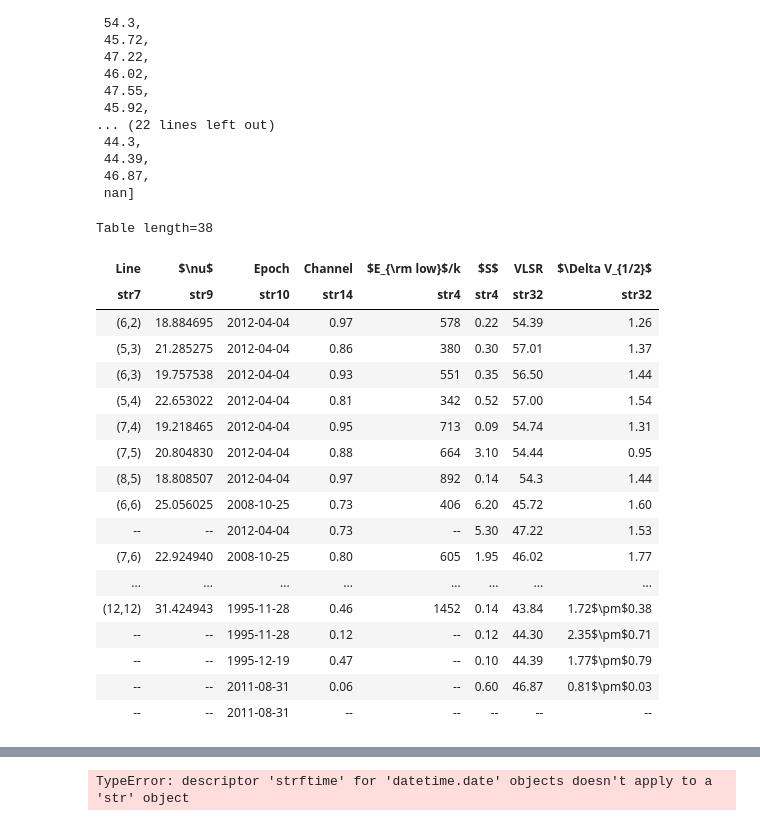
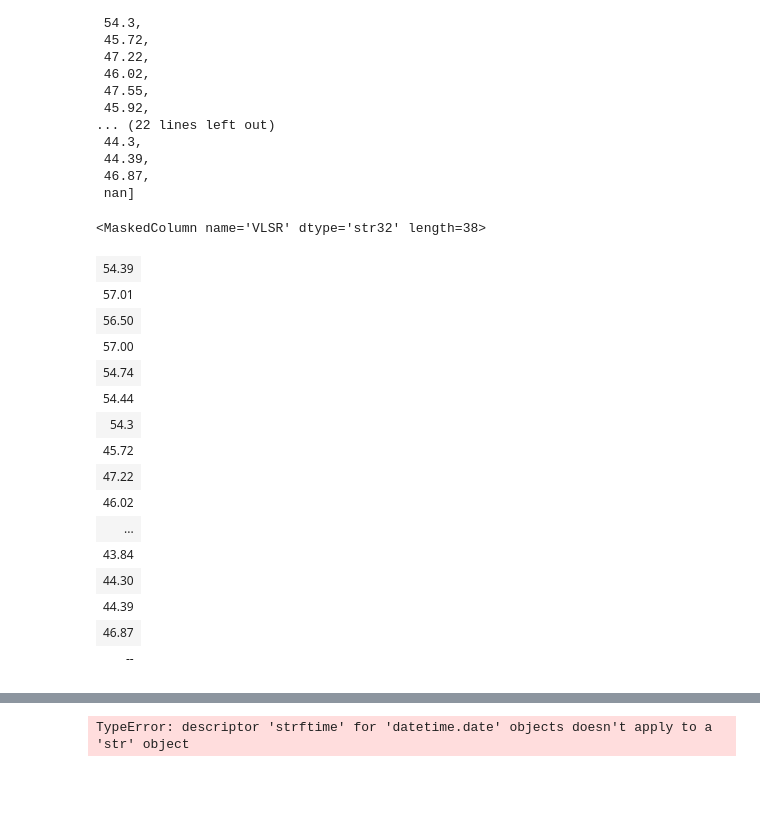
Before and after one commit to GalagaBits/W51-Masers-and-Starforming-Regions, a Jupyter notebook: notebooks/variability_maser_NH3.ipynb, the cells around one changed output, grey strips where cells are left out. Drawn from its saved outputs; the diff is of its cells as text; code cells hidden in the pictures; blank space fills up the shorter version.

```diff
--- a/notebooks/variability_maser_NH3.ipynb
+++ b/notebooks/variability_maser_NH3.ipynb
@@ -307,27 +333,25 @@ VLSR
  nan]
 # %%
 tbl
-tbl[:]
+tbl['VLSR']
 # %% [output]
-Table length=38
+<MaskedColumn name='VLSR' dtype='str32' length=38>
-| Line | $\nu$ | Epoch | Channel | $E_{\rm low}$/k | $S$ | VLSR | $\Delta V_{1/2}$ |
-| str7 | str9 | str10 | str14 | str4 | str4 | str32 | str32 |
-| (6,2) | 18.884695 | 2012-04-04 | 0.97 | 578 | 0.22 | 54.39 | 1.26 |
-| (5,3) | 21.285275 | 2012-04-04 | 0.86 | 380 | 0.30 | 57.01 | 1.37 |
-| (6,3) | 19.757538 | 2012-04-04 | 0.93 | 551 | 0.35 | 56.50 | 1.44 |
-| (5,4) | 22.653022 | 2012-04-04 | 0.81 | 342 | 0.52 | 57.00 | 1.54 |
-| (7,4) | 19.218465 | 2012-04-04 | 0.95 | 713 | 0.09 | 54.74 | 1.31 |
-| (7,5) | 20.804830 | 2012-04-04 | 0.88 | 664 | 3.10 | 54.44 | 0.95 |
-| (8,5) | 18.808507 | 2012-04-04 | 0.97 | 892 | 0.14 | 54.3 | 1.44 |
-| (6,6) | 25.056025 | 2008-10-25 | 0.73 | 406 | 6.20 | 45.72 | 1.60 |
-| -- | -- | 2012-04-04 | 0.73 | -- | 5.30 | 47.22 | 1.53 |
-| (7,6) | 22.924940 | 2008-10-25 | 0.80 | 605 | 1.95 | 46.02 | 1.77 |
-| ... | ... | ... | ... | ... | ... | ... | ... |
-| (12,12) | 31.424943 | 1995-11-28 | 0.46 | 1452 | 0.14 | 43.84 | 1.72$\pm$0.38 |
-| -- | -- | 1995-11-28 | 0.12 | -- | 0.12 | 44.30 | 2.35$\pm$0.71 |
-| -- | -- | 1995-12-19 | 0.47 | -- | 0.10 | 44.39 | 1.77$\pm$0.79 |
-| -- | -- | 2011-08-31 | 0.06 | -- | 0.60 | 46.87 | 0.81$\pm$0.03 |
-| -- | -- | 2011-08-31 | -- | -- | -- | -- | -- |
+| 54.39 |
+| 57.01 |
+| 56.50 |
+| 57.00 |
+| 54.74 |
+| 54.44 |
+| 54.3 |
+| 45.72 |
+| 47.22 |
+| 46.02 |
+| ... |
+| 43.84 |
+| 44.30 |
+| 44.39 |
+| 46.87 |
+| -- |
 # %%
 S =
 VLSR
```
Also changed, not shown: parts of 3 cells of this notebook, 1 other file.
